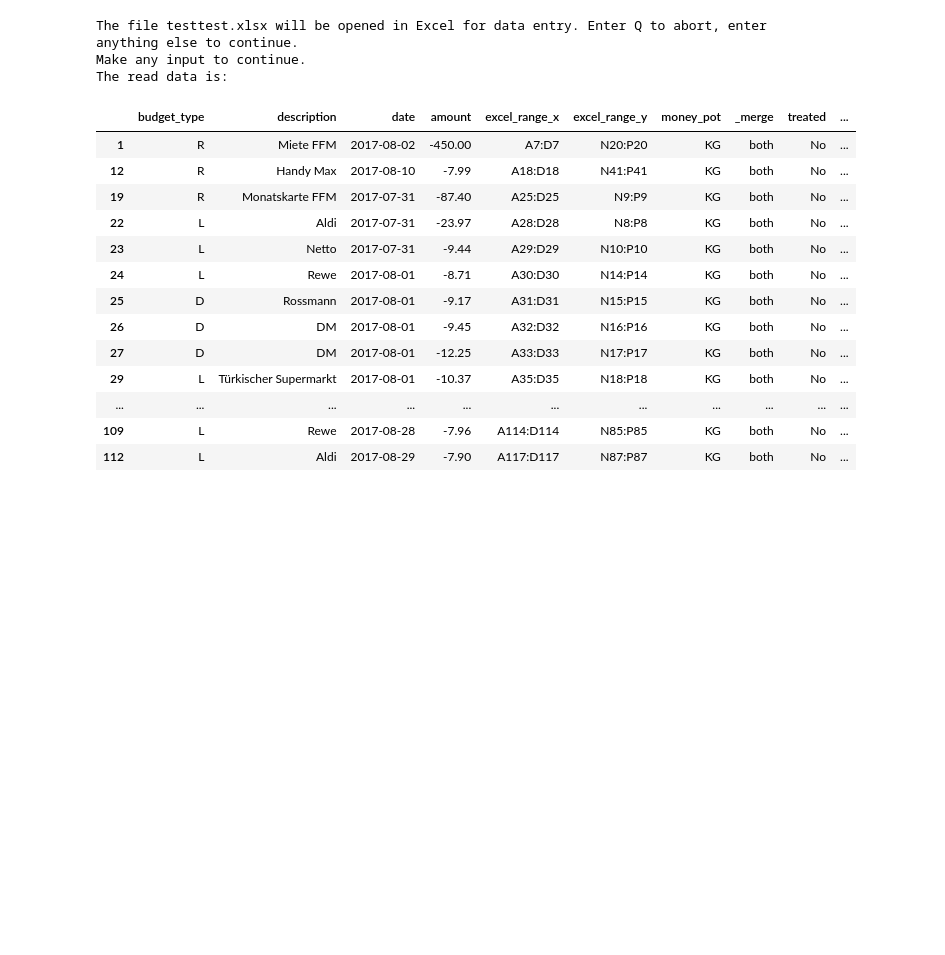
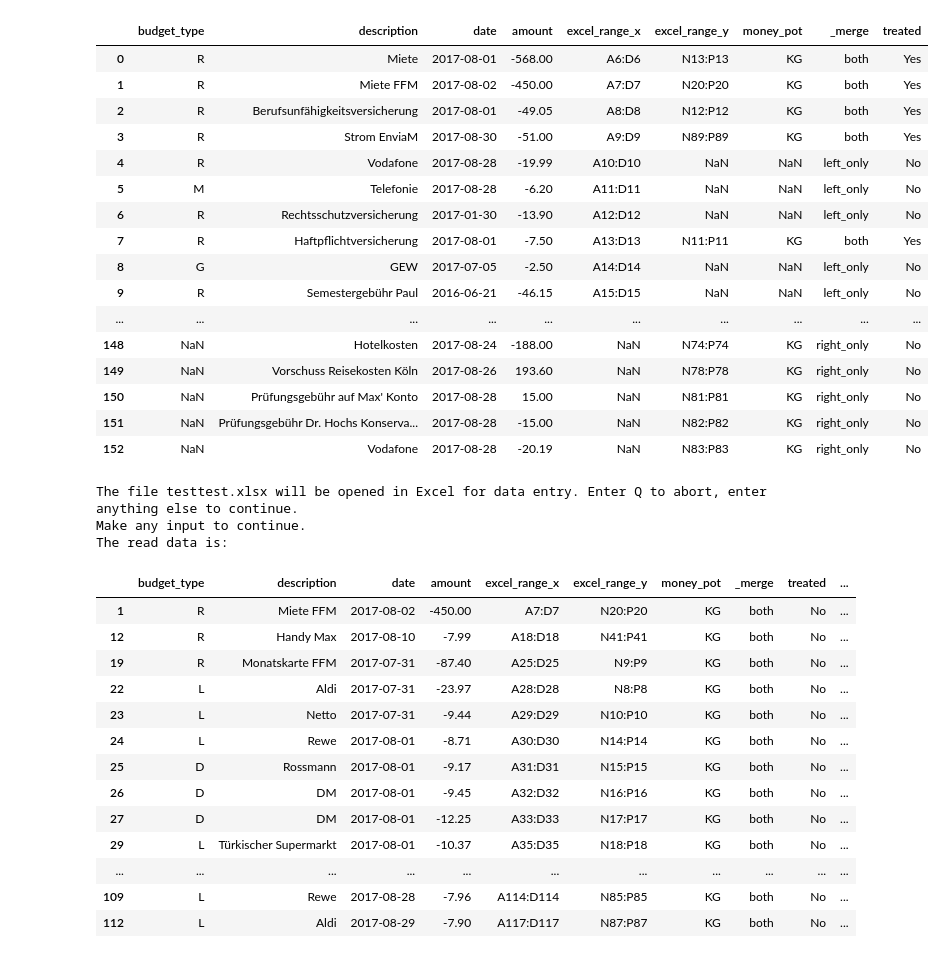
Before and after one commit to maxkoe/budgeter, a Jupyter notebook: excel_to_db.ipynb, the cells around one changed output. Drawn from its saved outputs; the diff is of its cells as text; code cells hidden in the pictures; blank space fills up the shorter version.

```diff
--- a/excel_to_db.ipynb
+++ b/excel_to_db.ipynb
@@ -168,3 +182,24 @@ all_info['amount'] = all_info['amount'].round(2)
+# %%
+with pd.option_context('display.max_rows', None):
+    display(all_info)
+# %% [output]
+|  | budget_type | description | date | amount | excel_range_x | excel_range_y | money_pot | _merge | treated |
+| 0 | R | Miete | 2017-08-01 | -568.00 | A6:D6 | N13:P13 | KG | both | Yes |
+| 1 | R | Miete FFM | 2017-08-02 | -450.00 | A7:D7 | N20:P20 | KG | both | Yes |
+| 2 | R | Berufsunfähigkeitsversicherung | 2017-08-01 | -49.05 | A8:D8 | N12:P12 | KG | both | Yes |
+| 3 | R | Strom EnviaM | 2017-08-30 | -51.00 | A9:D9 | N89:P89 | KG | both | Yes |
+| 4 | R | Vodafone | 2017-08-28 | -19.99 | A10:D10 | NaN | NaN | left_only | No |
+| 5 | M | Telefonie | 2017-08-28 | -6.20 | A11:D11 | NaN | NaN | left_only | No |
+| 6 | R | Rechtsschutzversicherung | 2017-01-30 | -13.90 | A12:D12 | NaN | NaN | left_only | No |
+| 7 | R | Haftpflichtversicherung | 2017-08-01 | -7.50 | A13:D13 | N11:P11 | KG | both | Yes |
+| 8 | G | GEW | 2017-07-05 | -2.50 | A14:D14 | NaN | NaN | left_only | No |
+| 9 | R | Semestergebühr Paul | 2016-06-21 | -46.15 | A15:D15 | NaN | NaN | left_only | No |
+| ... | ... | ... | ... | ... | ... | ... | ... | ... | ... |
+| 148 | NaN | Hotelkosten | 2017-08-24 | -188.00 | NaN | N74:P74 | KG | right_only | No |
+| 149 | NaN | Vorschuss Reisekosten Köln | 2017-08-26 | 193.60 | NaN | N78:P78 | KG | right_only | No |
+| 150 | NaN | Prüfungsgebühr auf Max' Konto | 2017-08-28 | 15.00 | NaN | N81:P81 | KG | right_only | No |
+| 151 | NaN | Prüfungsgebühr Dr. Hochs Konserva... | 2017-08-28 | -15.00 | NaN | N82:P82 | KG | right_only | No |
+| 152 | NaN | Vodafone | 2017-08-28 | -20.19 | NaN | N83:P83 | KG | right_only | No |
 # %%
 miete_rules              = {'description' : 'Miete', 'amount' : -568,  'treated' : 'No'}
 haftpflicht_rules        = {'description' : 'Haftpflichtversicherung', 'amount' : -7.5,  'treated' : 'No'}
```
Also changed, not shown: parts of 16 cells of this notebook.
